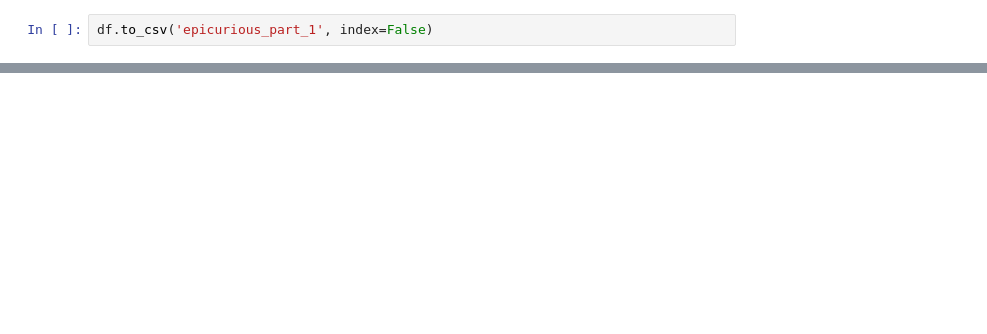
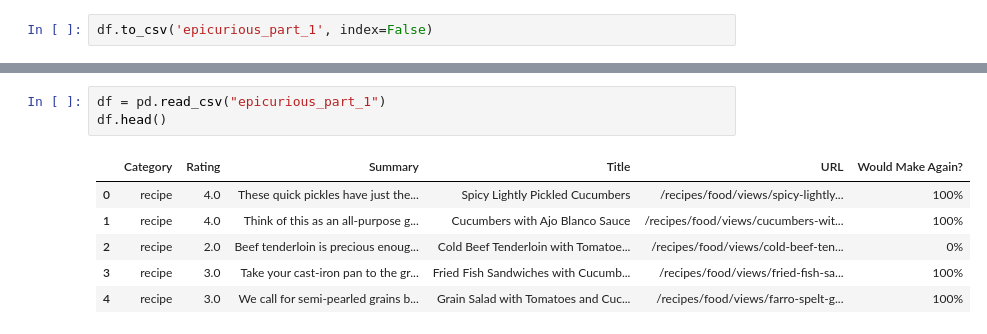
Before and after one commit to elenamlutz/foundations_homework, a Jupyter notebook: 09-homework/epicurious.ipynb, the cells around one changed output, grey strips where cells are left out. Cells and saved outputs as stored; diff of their text form; blank space fills up the shorter version.

```diff
--- a/09-homework/epicurious.ipynb
+++ b/09-homework/epicurious.ipynb
@@ -148,0 +154,10 @@ df.to_csv('epicurious_part_1', index=False)
+# %%
+df = pd.read_csv("epicurious_part_1")
+df.head()
+# %% [output]
+|  | Category | Rating | Summary | Title | URL | Would Make Again? |
+| 0 | recipe | 4.0 | These quick pickles have just the... | Spicy Lightly Pickled Cucumbers | /recipes/food/views/spicy-lightly... | 100% |
+| 1 | recipe | 4.0 | Think of this as an all-purpose g... | Cucumbers with Ajo Blanco Sauce | /recipes/food/views/cucumbers-wit... | 100% |
+| 2 | recipe | 2.0 | Beef tenderloin is precious enoug... | Cold Beef Tenderloin with Tomatoe... | /recipes/food/views/cold-beef-ten... | 0% |
+| 3 | recipe | 3.0 | Take your cast-iron pan to the gr... | Fried Fish Sandwiches with Cucumb... | /recipes/food/views/fried-fish-sa... | 100% |
+| 4 | recipe | 3.0 | We call for semi-pearled grains b... | Grain Salad with Tomatoes and Cuc... | /recipes/food/views/farro-spelt-g... | 100% |
```
Also changed, not shown: parts of 8 cells of this notebook.
